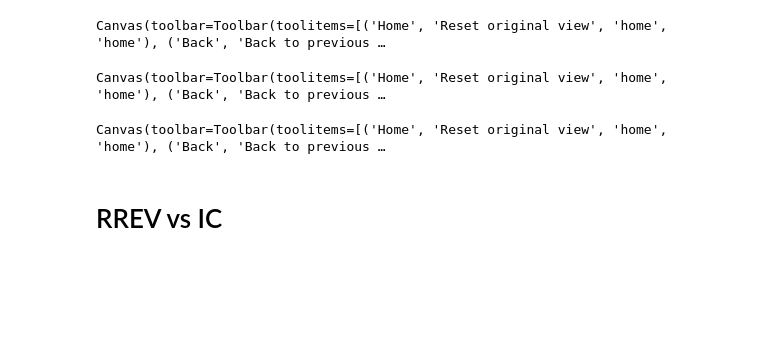
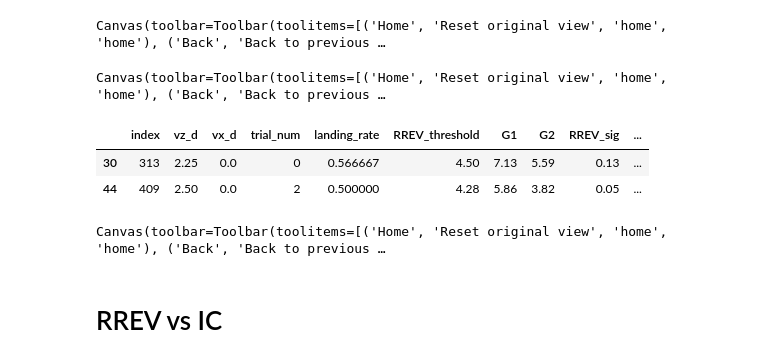
Before and after one commit to bhabas/sar_simulation, a Jupyter notebook: src/Projects/IROS_DataAnalysis/Wide-Short_2-Policy/WS_2-Policy_Max_Analysis.ipynb, the cells around one changed output. Saved outputs shown, nothing was run; the diff lists cells and outputs as text; code cells hidden in the pictures; blank space fills up the shorter version.

```diff
--- a/src/Projects/IROS_DataAnalysis/Wide-Short_2-Policy/WS_2-Policy_Max_Analysis.ipynb
+++ b/src/Projects/IROS_DataAnalysis/Wide-Short_2-Policy/WS_2-Policy_Max_Analysis.ipynb
@@ -23,6 +23,7 @@ df_raw = pd.read_csv("WS_2-Policy_Summary.csv")
 ## DROP EXTRANEOUS DATAPOINTS
 # df_raw = df_raw.drop(df_raw[(df_raw['landing_rate']<=0.15) & (df_raw['vz_d']>=2.5)].index)
 # df_raw = df_raw.drop(df_raw[(df_raw['landing_rate']<=0.15) & (df_raw['vx_d']>=1.0)].index)
+df_raw = df_raw.dropna()
 df_raw = df_raw.drop(df_raw[df_raw['My_d']<-7.7].index)
 
 
@@ -37,7 +38,6 @@ df_max = df_raw[idx].reset_index()
 ## CLEAN RAW DATA
 df_max['My_d'] = df_max['My_d'].apply(lambda x: np.abs(x)) # Convert My to magnitude
 df_max['My_d'] = df_max['My_d'].apply(lambda x: 7.7 if x>7.7 else x) # Cap My_d to max possible moment
-df_max = df_max.dropna()
 # %%
 # TEMPLATE FOR LINEAR REGRESSION
 from sklearn.linear_model import LinearRegression
@@ -116,6 +116,13 @@ ax.set_title('Landing Rate (Raw Data)')
 plt.show()
 # %% [output]
 Canvas(toolbar=Toolbar(toolitems=[('Home', 'Reset original view', 'home', 'home'), ('Back', 'Back to previous …
+# %%
+df_temp = df_max.query(f"vx_d<={0.0} & vz_d<={2.5}")
+df_temp
+# %% [output]
+|  | index | vz_d | vx_d | trial_num | landing_rate | RREV_threshold | G1 | G2 | RREV_sig | ... |
+| 30 | 313 | 2.25 | 0.0 | 0 | 0.566667 | 4.50 | 7.13 | 5.59 | 0.13 | ... |
+| 44 | 409 | 2.50 | 0.0 | 2 | 0.500000 | 4.28 | 5.86 | 3.82 | 0.05 | ... |
 # %%
 ## AVG LANDING RATE SMOOTHED SURFACE
 fig = plt.figure()
```
Also changed, not shown: parts of 6 cells of this notebook, 9 other files.
